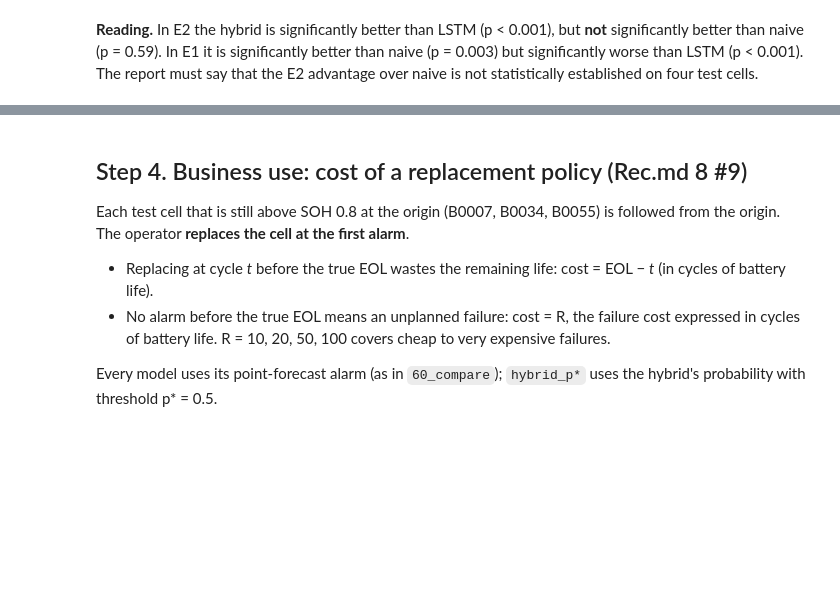
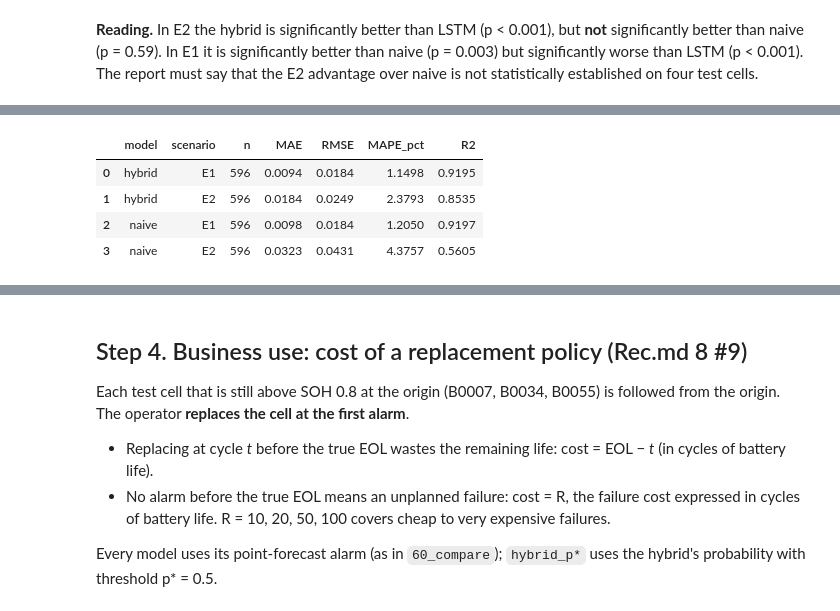
Before and after one commit to Ac-2836/STAT3013.R11.CTTT_Group08, a Jupyter notebook: notebooks/70_hybrid.ipynb, the cells around one changed output, grey strips where cells are left out. Cells and saved outputs as stored; diff of their text form; code cells hidden in the pictures; blank space fills up the shorter version.

```diff
--- a/notebooks/70_hybrid.ipynb
+++ b/notebooks/70_hybrid.ipynb
@@ -117,0 +124,8 @@ out['dm']
+# %%
+out['loco_metrics']
+# %% [output]
+|  | model | scenario | n | MAE | RMSE | MAPE_pct | R2 |
+| 0 | hybrid | E1 | 596 | 0.0094 | 0.0184 | 1.1498 | 0.9195 |
+| 1 | hybrid | E2 | 596 | 0.0184 | 0.0249 | 2.3793 | 0.8535 |
+| 2 | naive | E1 | 596 | 0.0098 | 0.0184 | 1.2050 | 0.9197 |
+| 3 | naive | E2 | 596 | 0.0323 | 0.0431 | 4.3757 | 0.5605 |
```
Also changed, not shown: parts of 6 cells of this notebook, 3 other files.
